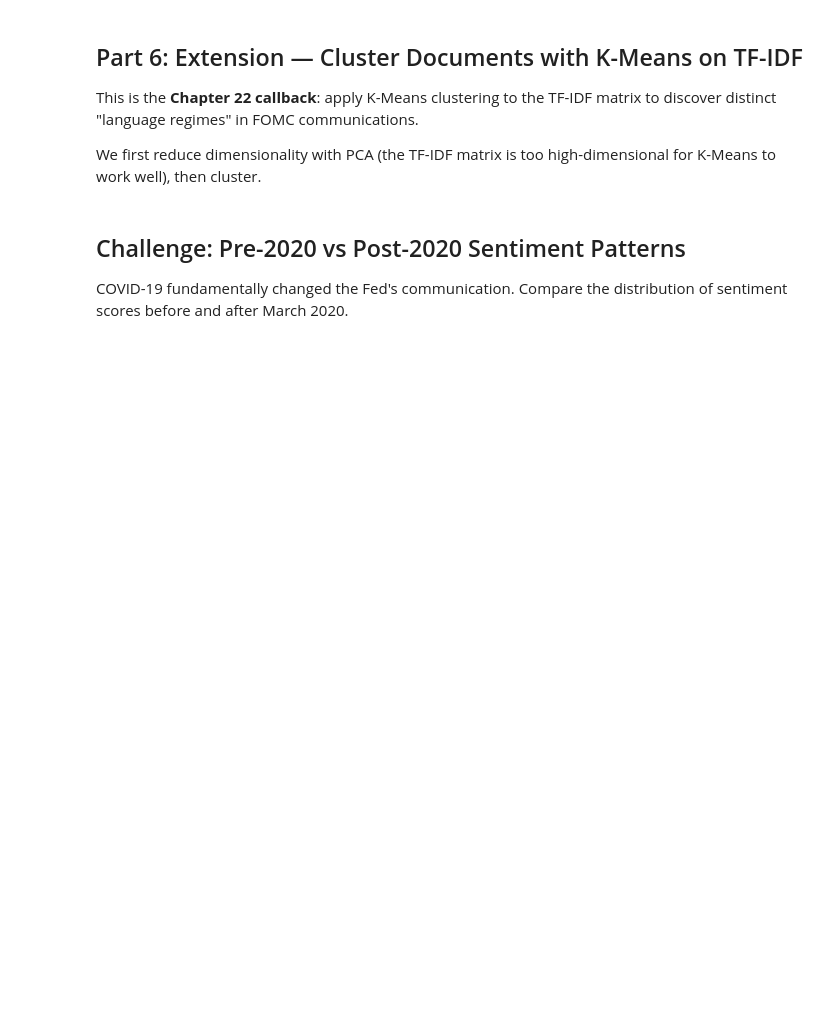
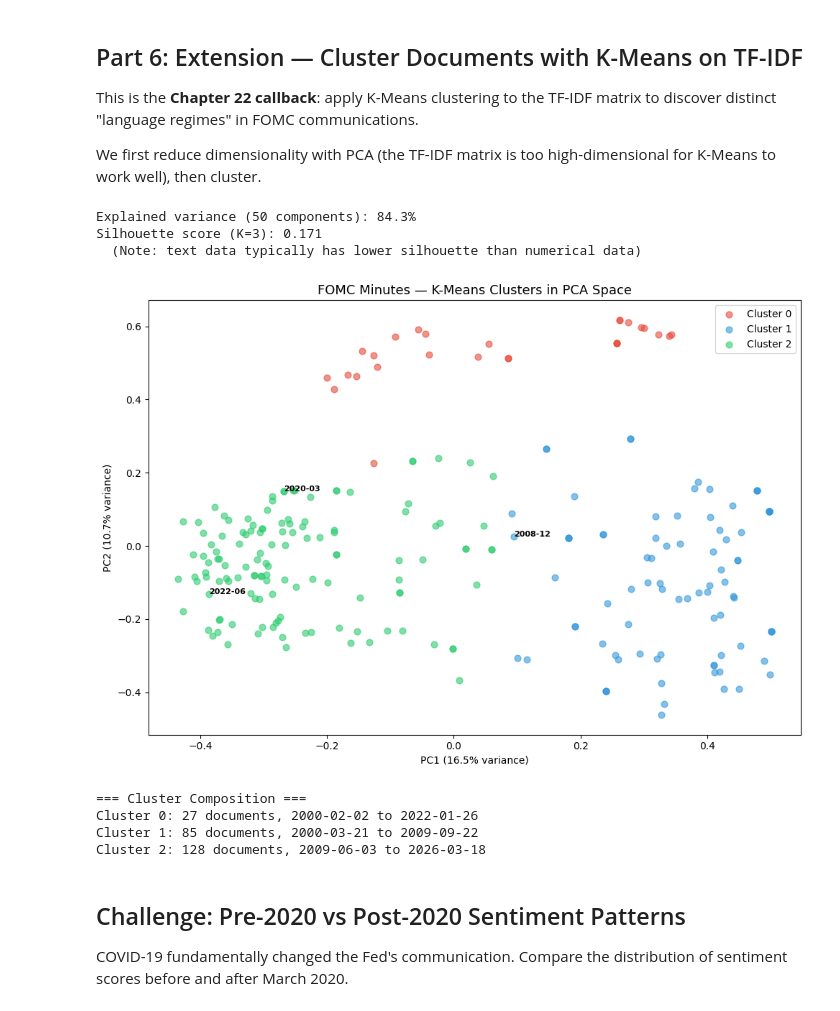
Before and after one commit to epleywin/ECON3916-Statistical-Machine-Learning, a Jupyter notebook: Lab 23/lab-ch23-guided.ipynb, the cells around one changed output. Cells and saved outputs as stored; diff of their text form; code cells hidden in the pictures; blank space fills up the shorter version.

```diff
--- a/Lab 23/lab-ch23-guided.ipynb
+++ b/Lab 23/lab-ch23-guided.ipynb
@@ -117,15 +146,10 @@ lemmatizer = WordNetLemmatizer()
 
 def preprocess_text(text):
     """Clean, tokenize, remove stop words, and lemmatize."""
-    # Lowercase
     text = text.lower()
-    # Remove non-alphabetic characters (keep spaces)
-    text = re.sub(r'[^a-z\s]', '', text)
-    # Tokenize
-    tokens = word_tokenize(text)
-    # Remove stop words and short tokens
+    text = re.sub(r'[^a-z\s]', ' ', text)
+    tokens = text.split()
     tokens = [t for t in tokens if t not in stop_words and len(t) > 2]
-    # Lemmatize
     tokens = [lemmatizer.lemmatize(t) for t in tokens]
     return ' '.join(tokens)
 
@@ -162,9 +205,9 @@ preprocessed FOMC text into a numerical feature matrix.
 # - max_features: cap the vocabulary size (integer)
 
 tfidf = TfidfVectorizer(
-    min_df=___,           # Drop words in fewer than ___ documents
-    max_df=___,           # Drop words in more than ___% of documents
-    max_features=___,     # Keep top ___ words by TF-IDF score
+    min_df=5,           # Drop words in fewer than ___ documents
+    max_df=0.8,           # Drop words in more than ___% of documents
+    max_features=1000,     # Keep top ___ words by TF-IDF score
     ngram_range=(1, 2)    # Include unigrams and bigrams
 )
 
@@ -255,13 +316,13 @@ def compute_lm_sentiment(text, neg_words, pos_words, unc_words):
         return {'net_sentiment': 0, 'uncertainty': 0, 'neg_count': 0, 'pos_count': 0}
 
     # Fill in: Count how many tokens are in each word list
-    neg_count = sum(1 for t in tokens if t in ___)
-    pos_count = sum(1 for t in tokens if t in ___)
-    unc_count = sum(1 for t in tokens if t in ___)
+    neg_count = sum(1 for t in tokens if t in neg_words)
+    pos_count = sum(1 for t in tokens if t in pos_words)
+    unc_count = sum(1 for t in tokens if t in unc_words)
 
     # Fill in: Compute net sentiment = (pos - neg) / total
-    net_sentiment = (___  - ___) / ___
-    uncertainty = ___ / ___
+    net_sentiment = (pos_count  - neg_count) / total
+    uncertainty = unc_count / total
 
     return {
         'net_sentiment': net_sentiment,
@@ -375,9 +446,9 @@ print(f'Explained variance (50 components): {svd.explained_variance_ratio_.sum()
 # - n_init: number of initializations
 
 kmeans = KMeans(
-    n_clusters=___,      # How many language regimes?
+    n_clusters=3,      # How many language regimes?
     random_state=42,
-    n_init=___           # Number of random initializations (10 is standard)
+    n_init=10           # Number of random initializations (10 is standard)
 )
 
 fomc_df['cluster'] = kmeans.fit_predict(tfidf_reduced)
@@ -393,33 +464,42 @@ coords_2d = pca_2d.fit_transform(tfidf_reduced)
 
 fig, ax = plt.subplots(figsize=(10, 7))
 colors = ['#e74c3c', '#3498db', '#2ecc71']
 for k in range(3):
     mask = fomc_df['cluster'] == k
     ax.scatter(coords_2d[mask, 0], coords_2d[mask, 1],
                c=colors[k], alpha=0.6, s=40, label=f'Cluster {k}')
 
 # Label a few key dates
 key_dates = ['2008-12-16', '2020-03-15', '2022-06-15']
 for d in key_dates:
     idx_match = fomc_df.index[fomc_df['date'].dt.strftime('%Y-%m-%d') == d]
     if len(idx_match) > 0:
         idx = idx_match[0]
         ax.annotate(d[:7], xy=(coords_2d[idx, 0], coords_2d[idx, 1]),
                     fontsize=8, fontweight='bold')
 
 ax.set_xlabel(f'PC1 ({pca_2d.explained_variance_ratio_[0]:.1%} variance)')
 ax.set_ylabel(f'PC2 ({pca_2d.explained_variance_ratio_[1]:.1%} variance)')
 ax.set_title('FOMC Minutes — K-Means Clusters in PCA Space', fontsize=13)
 ax.legend()
 plt.tight_layout()
 plt.show()
 
 # Show cluster date ranges
 print('\n=== Cluster Composition ===')
 for k in range(3):
     cluster_docs = fomc_df[fomc_df['cluster'] == k]
     print(f'Cluster {k}: {len(cluster_docs)} documents, '
           f'{cluster_docs["date"].min().date()} to {cluster_docs["date"].max().date()}')
+# %% [output]
+Explained variance (50 components): 84.3%
+Silhouette score (K=3): 0.171
+  (Note: text data typically has lower silhouette than numerical data)
+[figure, added]
+=== Cluster Composition ===
+Cluster 0: 27 documents, 2000-02-02 to 2022-01-26
+Cluster 1: 85 documents, 2000-03-21 to 2009-09-22
+Cluster 2: 128 documents, 2009-06-03 to 2026-03-18
 # %% [markdown]
 ## Challenge: Pre-2020 vs Post-2020 Sentiment Patterns
 
```
Also changed, not shown: parts of 9 cells of this notebook, 3 other files.
